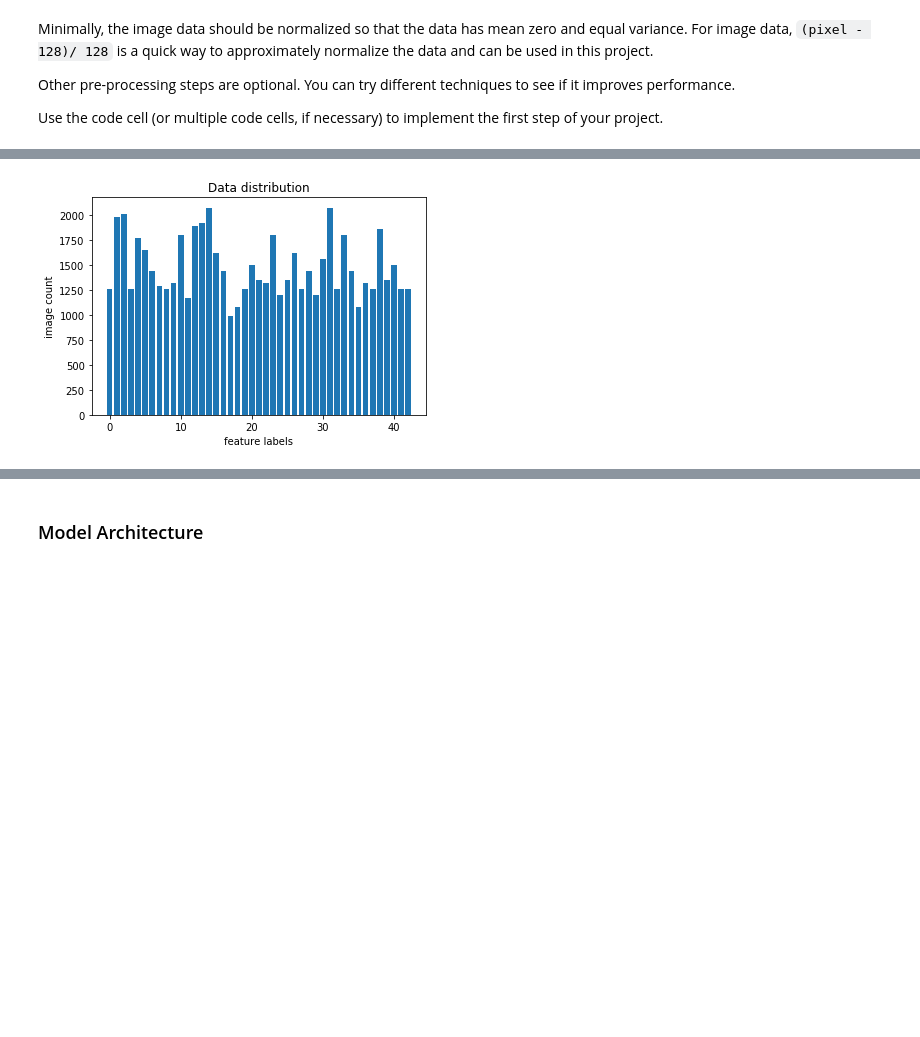
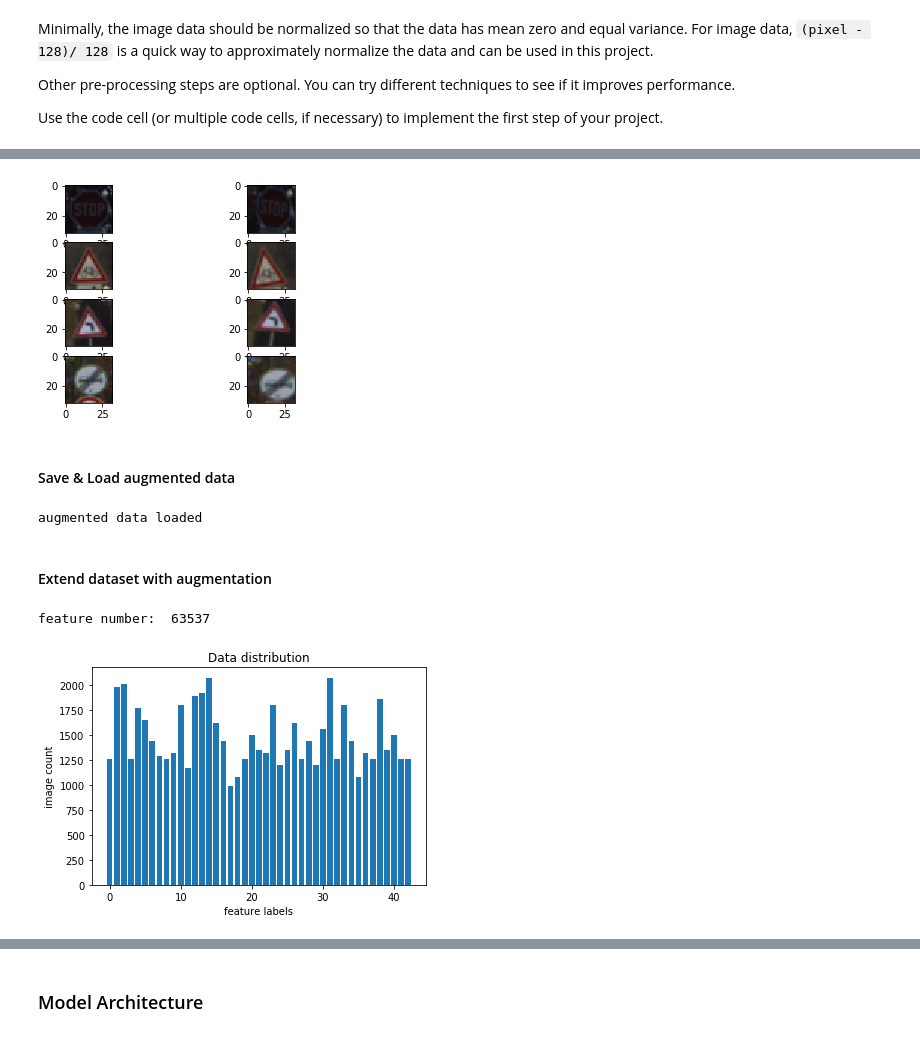
Before and after one commit to rdhelli/CarND-Traffic-Sign-Classifier-Project, a Jupyter notebook: Traffic_Sign_Classifier.ipynb, the cells around one changed output, grey strips where cells are left out. Saved outputs shown, nothing was run; the diff lists cells and outputs as text; code cells hidden in the pictures; blank space fills up the shorter version.

```diff
--- a/Traffic_Sign_Classifier.ipynb
+++ b/Traffic_Sign_Classifier.ipynb
@@ -275,0 +246,21 @@ feature number:  63537
+# %%
+plt.figure(6)
+gs = gridspec.GridSpec(4, 2)
+gs.update()
+for i in range(4):
+    index = random.randint(0, len(X_train_aug))
+    image1 = X_train_low[index].squeeze()
+    image2 = X_train_aug[index].squeeze()
+    plt.subplot(gs[i,0])
+    plt.imshow(image1)
+    plt.subplot(gs[i,1])
+    plt.imshow(image2)
+
+plt.show()
+
+del X_train_low
+del y_train_low
+# %% [output]
+[figure, added]
+# %% [markdown]
+#### Save & Load augmented data
@@ -276,3 +277,17 @@ feature number:  63537
+# %%
+import pickle
+training_aug_file = 'train_aug.p'
+
+with open(training_aug_file, mode='rb') as f:
+    aug_data = pickle.load(f)
+    X_train_aug = aug_data['train_features']
+    y_train_aug = aug_data['train_labels']
+    del aug_data
+print("augmented data loaded")
+# %% [output]
+augmented data loaded
+# %% [markdown]
+#### Extend dataset with augmentation
 # %%
 import numpy as np
 import matplotlib.pyplot as plt
@@ -281,6 +296,13 @@ from collections import Counter
 import random
 %matplotlib inline
 
+X_train = np.concatenate((X_train, X_train_aug), axis=0)
+y_train = np.concatenate((y_train, y_train_aug), axis=0).astype('uint8')
+print("feature number: ", X_train.shape[0])
+
+del X_train_aug
+del y_train_aug
+
 image_dict = Counter(y_train)
 fig, ax1 = plt.subplots()
 plt.bar([i[0] for i in image_dict.items()], [i[1] for i in image_dict.items()])
@@ -289,4 +311,5 @@ ax1.set_ylabel('image count')
 ax1.set_title('Data distribution')
 plt.show()
 # %% [output]
+feature number:  63537
 [figure]
```
Also changed, not shown: parts of 34 cells of this notebook, 54 other files.
